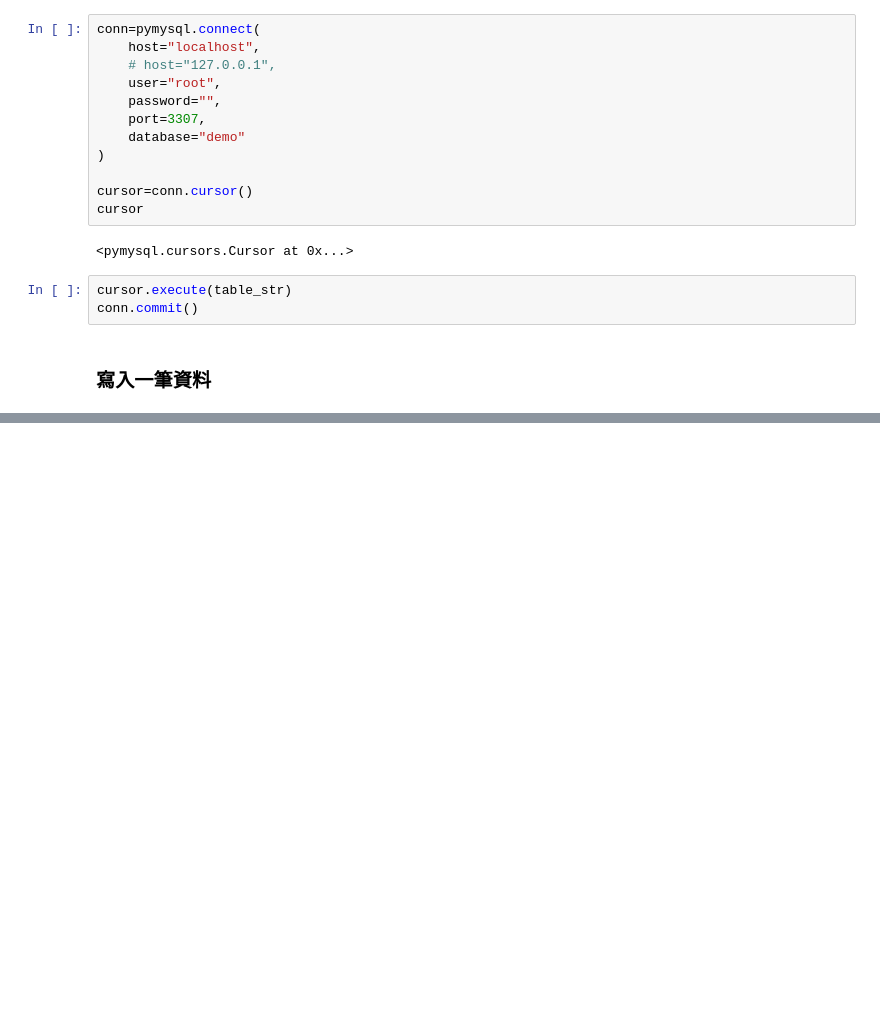
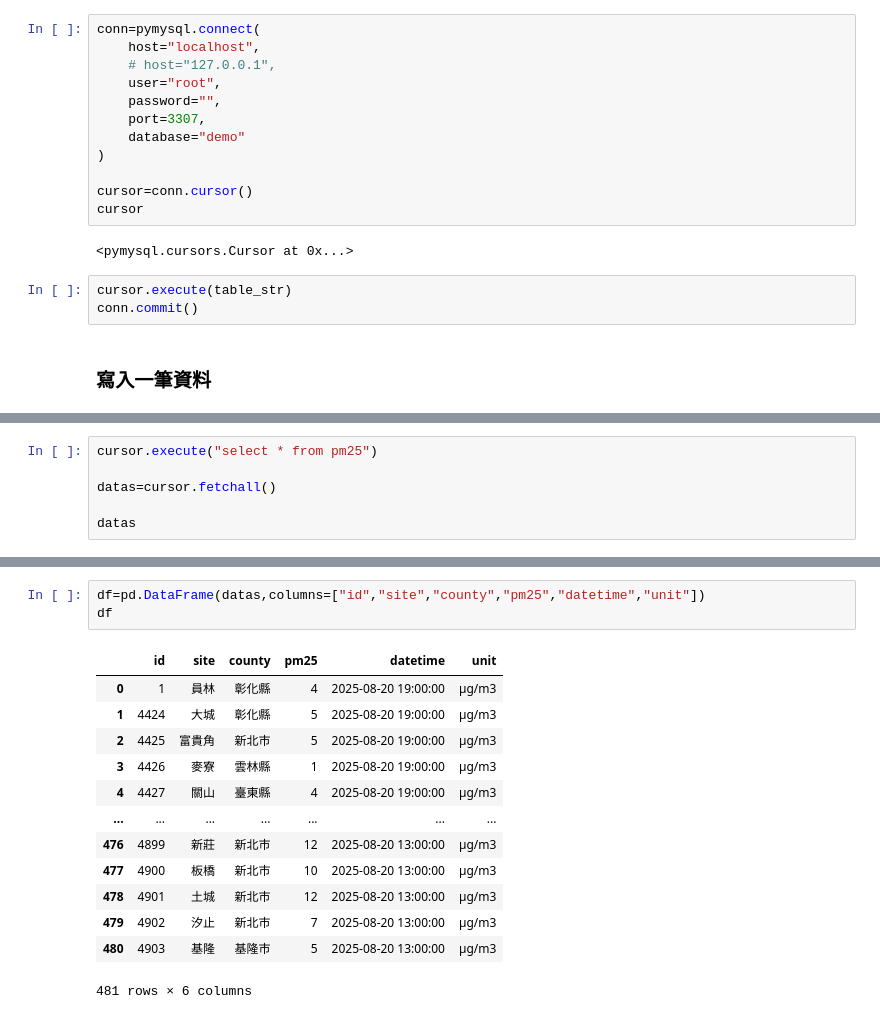
Before and after one commit to shuanshuankao/pm25_tomysql, a Jupyter notebook: test.ipynb, the cells around one changed output, grey strips where cells are left out. Saved outputs shown, nothing was run; the diff lists cells and outputs as text; blank space fills up the shorter version.

```diff
--- a/test.ipynb
+++ b/test.ipynb
@@ -133,0 +168,6 @@ conn.commit()
+# %%
+cursor.execute("select * from pm25")
+
+datas=cursor.fetchall()
+
+datas
@@ -133,0 +192,17 @@ conn.commit()
+# %%
+df=pd.DataFrame(datas,columns=["id","site","county","pm25","datetime","unit"])
+df
+# %% [output]
+|  | id | site | county | pm25 | datetime | unit |
+| 0 | 1 | 員林 | 彰化縣 | 4 | 2025-08-20 19:00:00 | μg/m3 |
+| 1 | 4424 | 大城 | 彰化縣 | 5 | 2025-08-20 19:00:00 | μg/m3 |
+| 2 | 4425 | 富貴角 | 新北市 | 5 | 2025-08-20 19:00:00 | μg/m3 |
+| 3 | 4426 | 麥寮 | 雲林縣 | 1 | 2025-08-20 19:00:00 | μg/m3 |
+| 4 | 4427 | 關山 | 臺東縣 | 4 | 2025-08-20 19:00:00 | μg/m3 |
+| ... | ... | ... | ... | ... | ... | ... |
+| 476 | 4899 | 新莊 | 新北市 | 12 | 2025-08-20 13:00:00 | μg/m3 |
+| 477 | 4900 | 板橋 | 新北市 | 10 | 2025-08-20 13:00:00 | μg/m3 |
+| 478 | 4901 | 土城 | 新北市 | 12 | 2025-08-20 13:00:00 | μg/m3 |
+| 479 | 4902 | 汐止 | 新北市 | 7 | 2025-08-20 13:00:00 | μg/m3 |
+| 480 | 4903 | 基隆 | 基隆市 | 5 | 2025-08-20 13:00:00 | μg/m3 |
+481 rows × 6 columns
```
Also changed, not shown: parts of 10 cells of this notebook, 5 other files.
